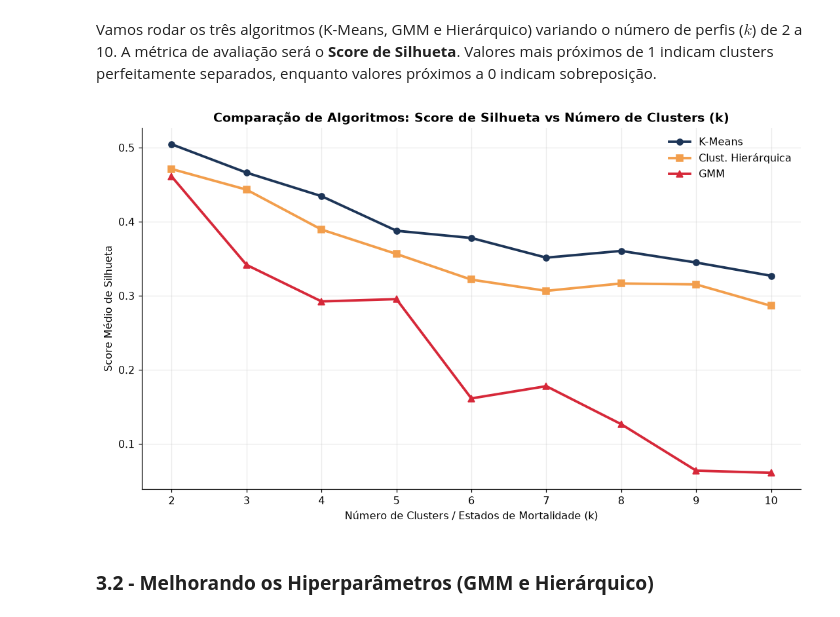
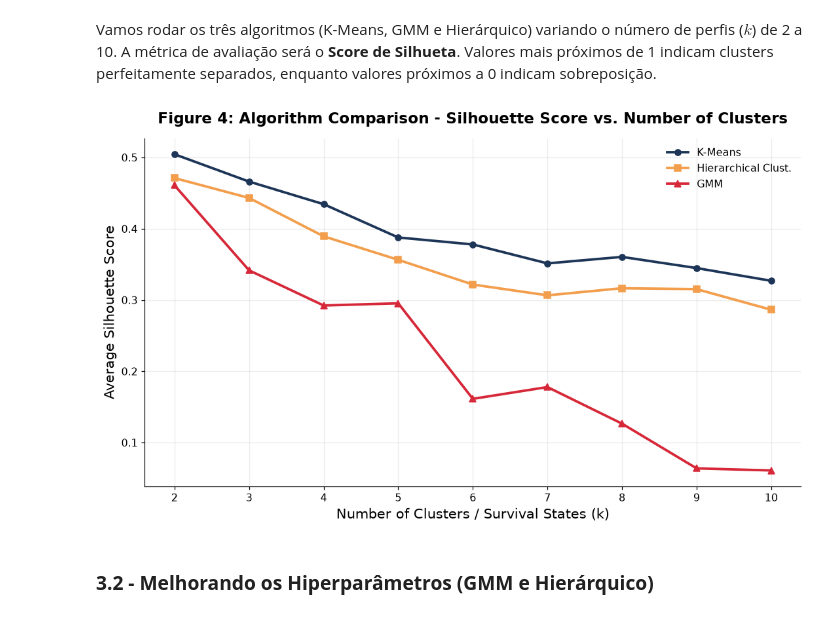
Before and after one commit to CAIO-LIMA-37/Dataquest-VeroData, a Jupyter notebook: notebooks/03_modelagem_estados_mortalidade.ipynb, the cells around one changed output. Cells and saved outputs as stored; diff of their text form; code cells hidden in the pictures.

```diff
--- a/notebooks/03_modelagem_estados_mortalidade.ipynb
+++ b/notebooks/03_modelagem_estados_mortalidade.ipynb
@@ -84,22 +84,25 @@ for k in k_range:
     labels_gmm = gmm.fit_predict(X_scaled)
     silhouettes['GMM'].append(silhouette_score(X_scaled, labels_gmm))
 # %%
-# Plotando a comparação
+# Plotting the comparison
 plt.figure(figsize=(10, 6))
 
 plt.plot(k_range, silhouettes['K-Means'], marker='o', label='K-Means', linewidth=2.5, color='#1D3557')
-plt.plot(k_range, silhouettes['Hierárquico'], marker='s', label='Clust. Hierárquica', linewidth=2.5, color='#F29E4C')
+plt.plot(k_range, silhouettes['Hierárquico'], marker='s', label='Hierarchical Clust.', linewidth=2.5, color='#F29E4C')
 plt.plot(k_range, silhouettes['GMM'], marker='^', label='GMM', linewidth=2.5, color='#D62839')
 
-plt.title('Comparação de Algoritmos: Score de Silhueta vs Número de Clusters (k)')
-plt.xlabel('Número de Clusters / Estados de Mortalidade (k)')
-plt.ylabel('Score Médio de Silhueta')
+plt.title('Figure 4: Algorithm Comparison - Silhouette Score vs. Number of Clusters', fontsize=15, fontweight='bold', pad=15)
+plt.xlabel('Number of Clusters / Survival States (k)', fontsize=14)
+plt.ylabel('Average Silhouette Score', fontsize=14)
 plt.xticks(k_range)
 plt.legend()
 plt.tight_layout()
+
+# Na Célula 9, adicione antes de plt.show():
+plt.savefig('../figuras_pdf/04_comparacao_silhueta_algoritmos.pdf', format='pdf', dpi=300, bbox_inches='tight')
 plt.show()
 # %% [output]
-[figure, old version]
+[figure, new version]
 # %% [markdown]
 ### **3.2 - Melhorando os Hiperparâmetros (GMM e Hierárquico)**
 # %% [markdown]
```
Also changed, not shown: parts of 1 cell of this notebook, 4 other files.
